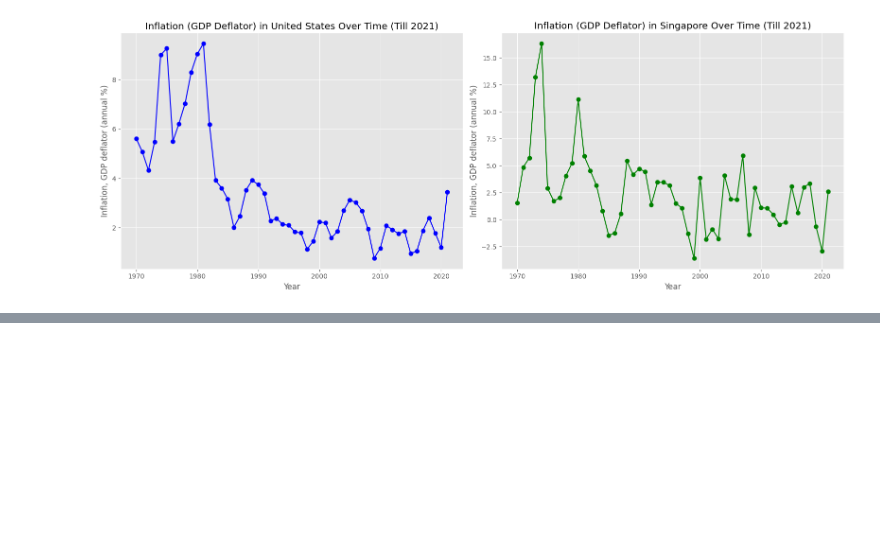
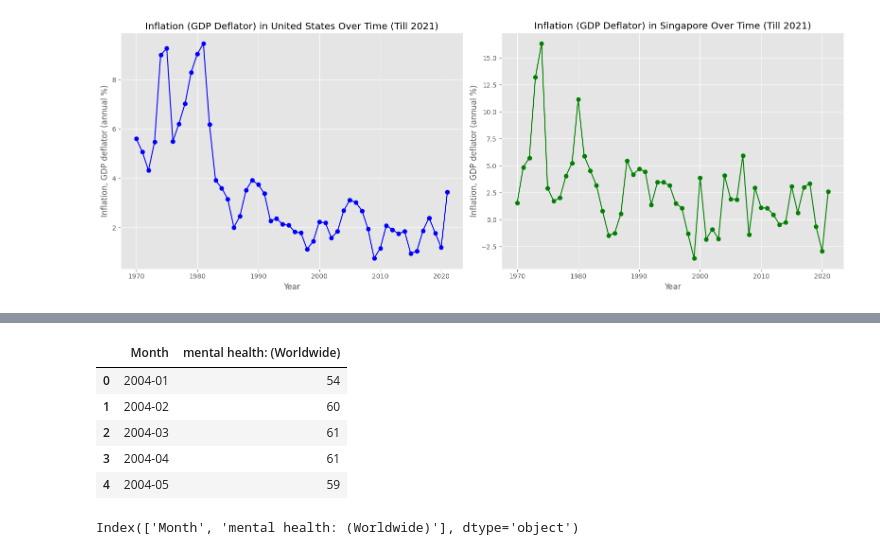
Before and after one commit to fishbrightwise/IS424-G2T4, a Jupyter notebook: notebooks/3.5) EDA_For_Research.ipynb, the cells around one changed output, grey strips where cells are left out. Cells and saved outputs as stored; diff of their text form; code cells hidden in the pictures; blank space fills up the shorter version.

```diff
--- a/notebooks/3.5) EDA_For_Research.ipynb
+++ b/notebooks/3.5) EDA_For_Research.ipynb
@@ -277,0 +288,13 @@ plt.show()
+# %%
+df_mental.head()
+# %% [output]
+|  | Month | mental health: (Worldwide) |
+| 0 | 2004-01 | 54 |
+| 1 | 2004-02 | 60 |
+| 2 | 2004-03 | 61 |
+| 3 | 2004-04 | 61 |
+| 4 | 2004-05 | 59 |
+# %%
+print(df_mental.columns)
+# %% [output]
+Index(['Month', 'mental health: (Worldwide)'], dtype='object')
```
Also changed, not shown: parts of 5 cells of this notebook.
